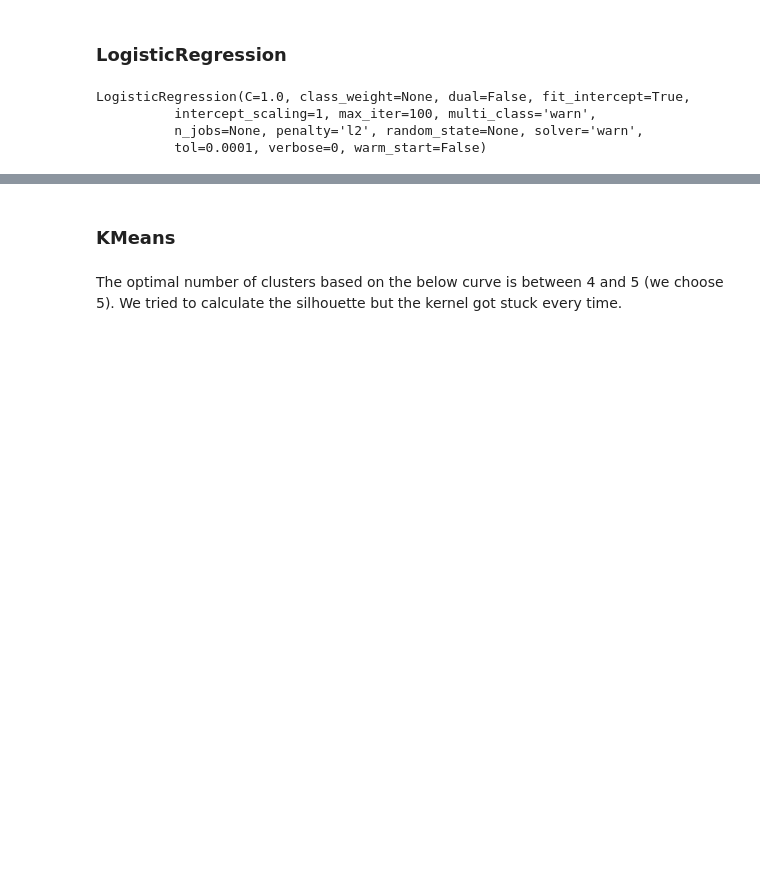
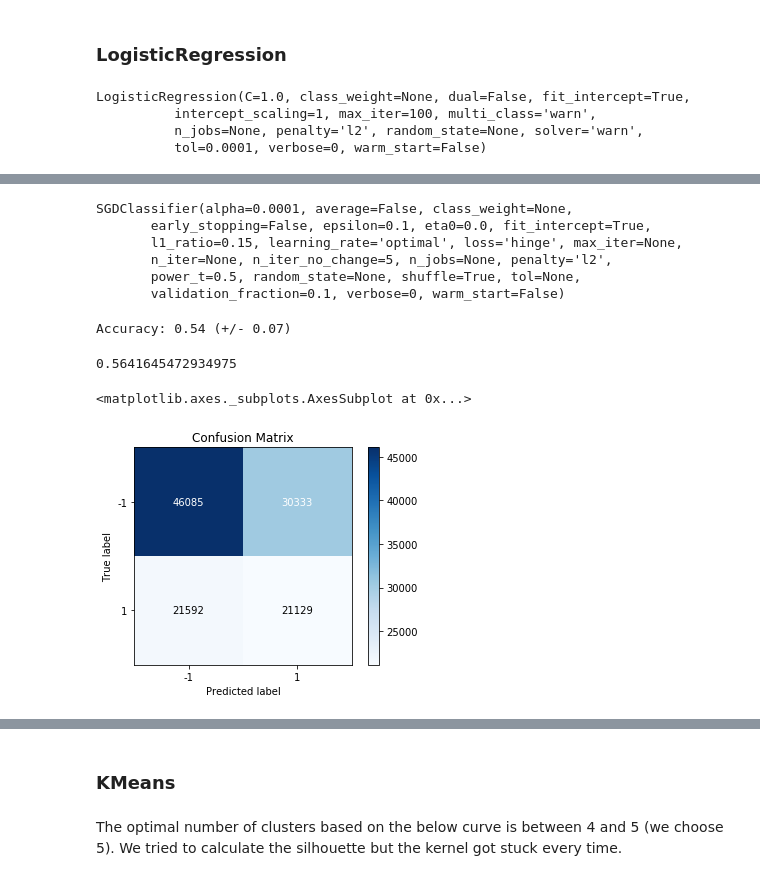
Before and after one commit to mahmoudMBA/CDA, a Jupyter notebook: Kickstarter.ipynb, the cells around one changed output, grey strips where cells are left out. Drawn from its saved outputs; the diff is of its cells as text; code cells hidden in the pictures; blank space fills up the shorter version.

```diff
--- a/Kickstarter.ipynb
+++ b/Kickstarter.ipynb
@@ -434,0 +508,29 @@ plot_learning_curve(clf, X, y, n_jobs=-1)
+# %%
+rbf_feature = RBFSampler(gamma=0.001, random_state=1)
+X_features = rbf_feature.fit_transform(X_train)
+clf = SGDClassifier()
+clf.fit(X_features, y_train)
+# %% [output]
+SGDClassifier(alpha=0.0001, average=False, class_weight=None,
+       early_stopping=False, epsilon=0.1, eta0=0.0, fit_intercept=True,
+       l1_ratio=0.15, learning_rate='optimal', loss='hinge', max_iter=None,
+       n_iter=None, n_iter_no_change=5, n_jobs=None, penalty='l2',
+       power_t=0.5, random_state=None, shuffle=True, tol=None,
+       validation_fraction=0.1, verbose=0, warm_start=False)
+# %%
+scores = cross_val_score(clf, X_train, y_train, cv=5)
+print("Accuracy: %0.2f (+/- %0.2f)" % (scores.mean(), scores.std() * 2))
+# %% [output]
+Accuracy: 0.54 (+/- 0.07)
+# %%
+X_features_t = rbf_feature.fit_transform(X_test)
+y_pred = clf.predict(X_features_t)
+# %%
+accuracy_score(y_test, y_pred)
+# %% [output]
+0.5641645472934975
+# %%
+plot_confusion_matrix(y_test, y_pred)
+# %% [output]
+<matplotlib.axes._subplots.AxesSubplot at 0x...>
+[figure, added]
```
Also changed, not shown: parts of 37 cells of this notebook.
